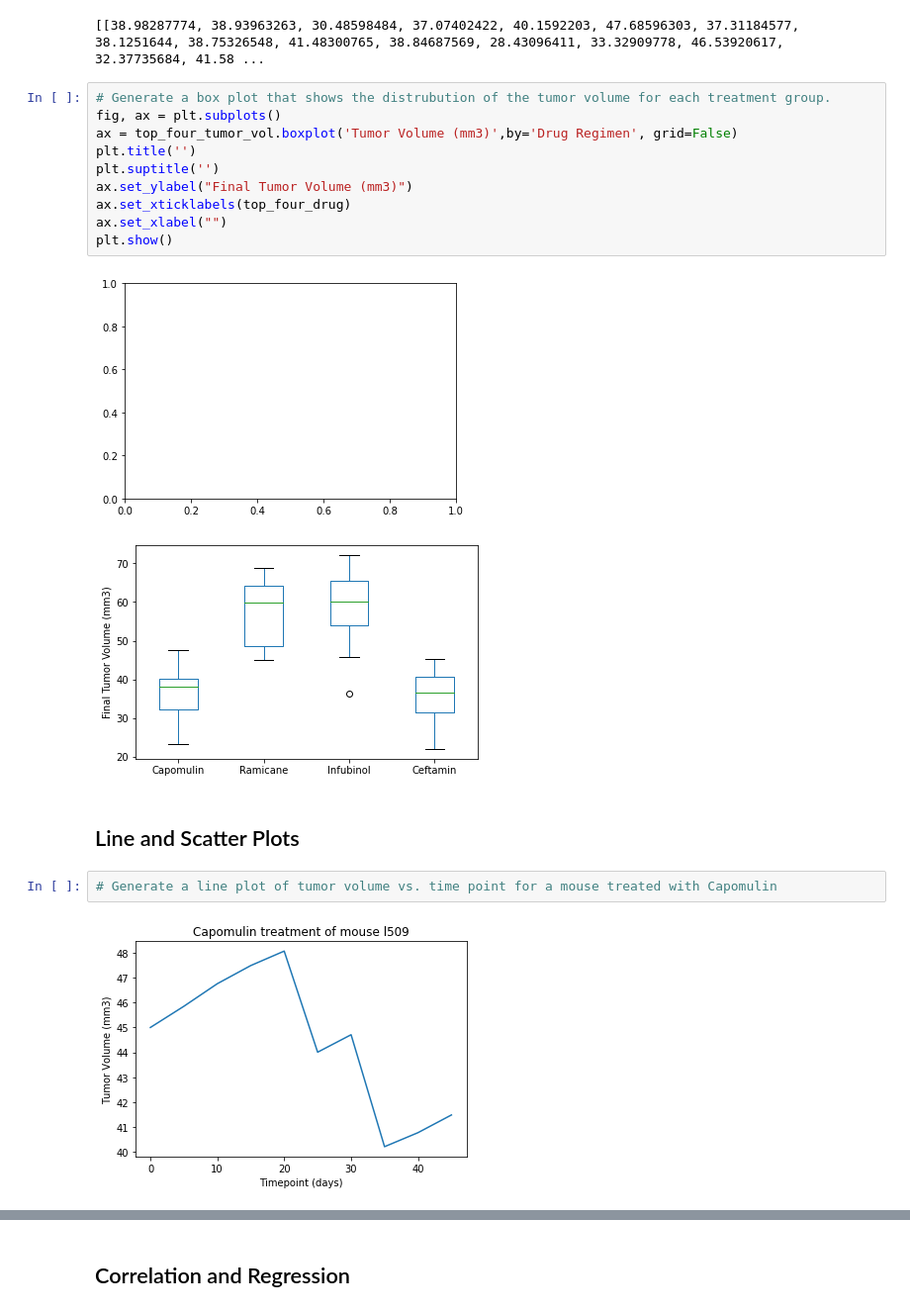
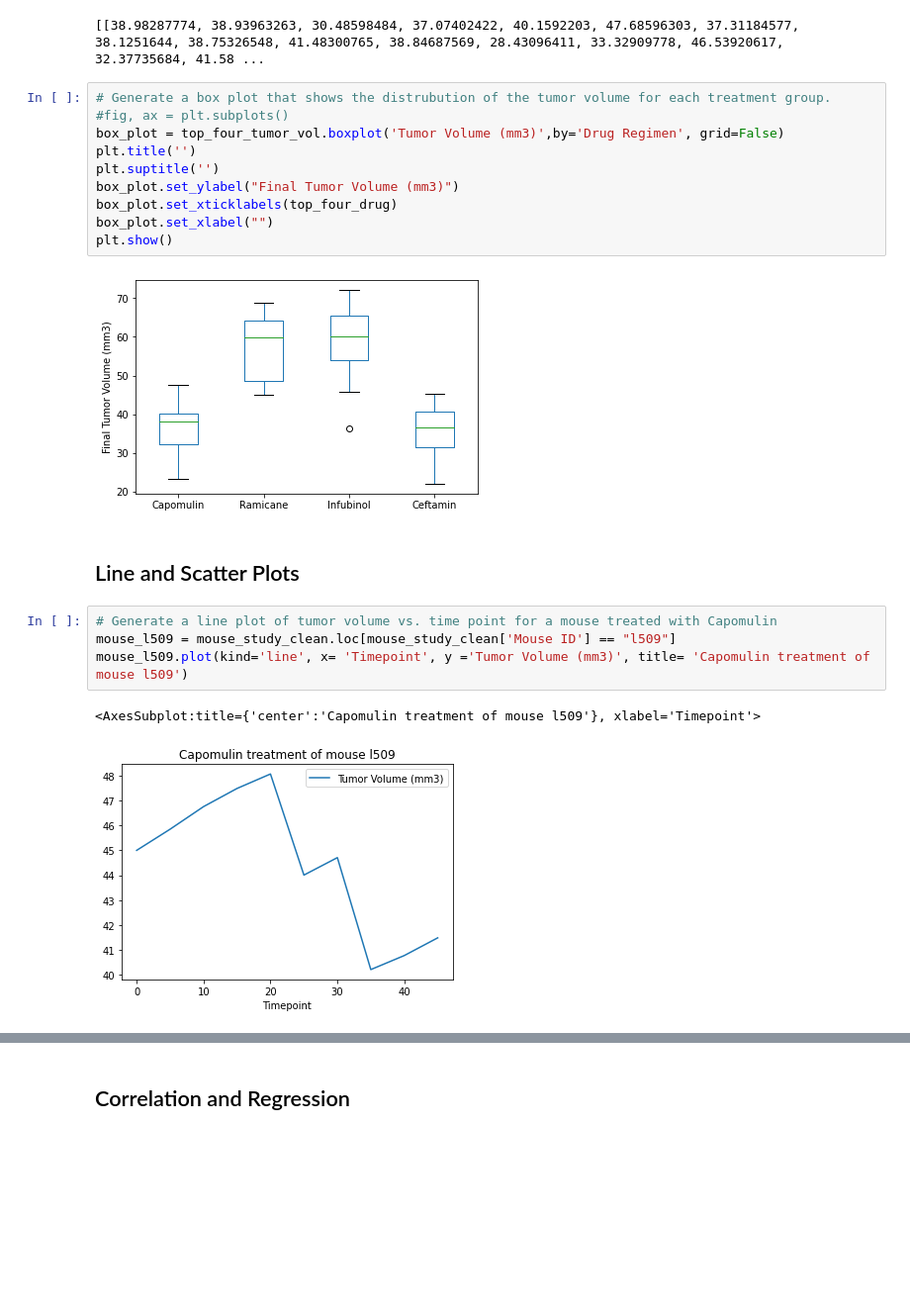
Before and after one commit to itanalytics/matplotlib-challenge, a Jupyter notebook: pymaceuticals_starter.ipynb, the cells around one changed output, grey strips where cells are left out. Shown: that part at 99% size. Saved outputs shown, nothing was run; the diff lists cells and outputs as text; blank space fills up the shorter version.

Commit message:
Plots Updated

```diff
--- a/pymaceuticals_starter.ipynb
+++ b/pymaceuticals_starter.ipynb
@@ -239,22 +239,24 @@ print(tumor_vol_totals)
 [[38.98287774, 38.93963263, 30.48598484, 37.07402422, 40.1592203, 47.68596303, 37.31184577, 38.1251644, 38.75326548, 41.48300765, 38.84687569, 28.43096411, 33.32909778, 46.53920617, 32.37735684, 41.58 ...
 # %%
 # Generate a box plot that shows the distrubution of the tumor volume for each treatment group.
-fig, ax = plt.subplots()
-ax = top_four_tumor_vol.boxplot('Tumor Volume (mm3)',by='Drug Regimen', grid=False)
+#fig, ax = plt.subplots()
+box_plot = top_four_tumor_vol.boxplot('Tumor Volume (mm3)',by='Drug Regimen', grid=False)
 plt.title('')
 plt.suptitle('')
-ax.set_ylabel("Final Tumor Volume (mm3)")
-ax.set_xticklabels(top_four_drug)
-ax.set_xlabel("")
+box_plot.set_ylabel("Final Tumor Volume (mm3)")
+box_plot.set_xticklabels(top_four_drug)
+box_plot.set_xlabel("")
 plt.show()
 # %% [output]
-[figure, old version]
+[figure, new version]
-[figure, removed]
 # %% [markdown]
 ## Line and Scatter Plots
 # %%
 # Generate a line plot of tumor volume vs. time point for a mouse treated with Capomulin
+mouse_l509 = mouse_study_clean.loc[mouse_study_clean['Mouse ID'] == "l509"]
+mouse_l509.plot(kind='line', x= 'Timepoint', y ='Tumor Volume (mm3)', title= 'Capomulin treatment of mouse l509')
 # %% [output]
+<AxesSubplot:title={'center':'Capomulin treatment of mouse l509'}, xlabel='Timepoint'>
-[figure, old version]
+[figure, new version]
 # %%
 # Generate a scatter plot of average tumor volume vs. mouse weight for the Capomulin regimen
```
Also changed, not shown: parts of 3 cells of this notebook.
